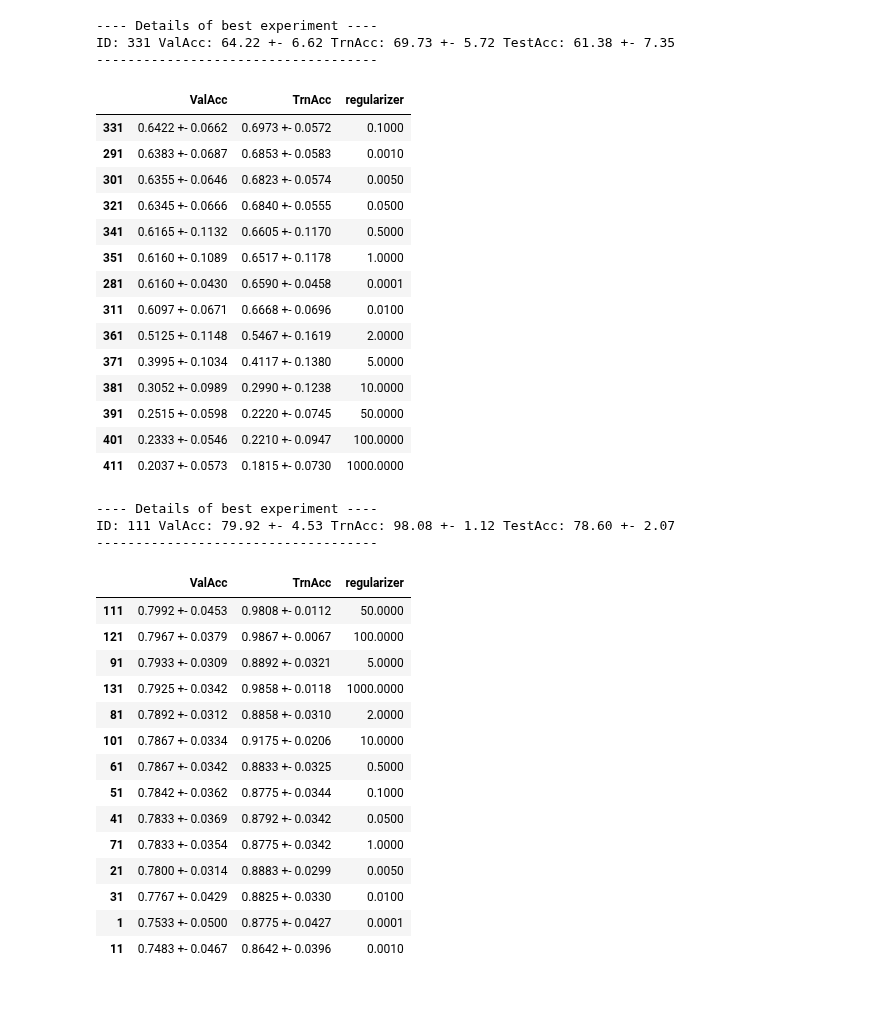
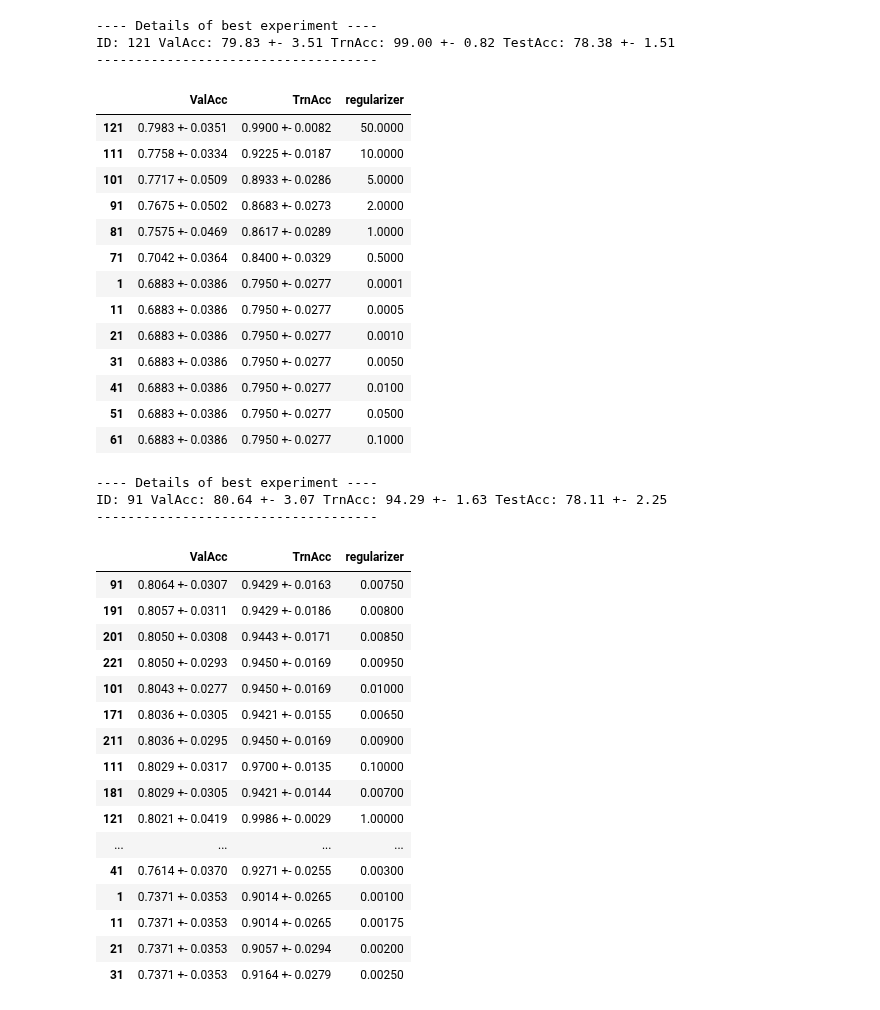
Before and after one commit to saper0/qpcert, a Jupyter notebook: notebooks/hyperparams/hyperparam_search.ipynb, the cells around one changed output. Cells and saved outputs as stored; diff of their text form; code cells hidden in the pictures.

```diff
--- a/notebooks/hyperparams/hyperparam_search.ipynb
+++ b/notebooks/hyperparams/hyperparam_search.ipynb
@@ -7,61 +7,62 @@
 import utils
 # %%
 start_id = 1
-end_id = 560
+end_id = 130
 n_seeds = 10
 hyperparams = ["regularizer"]
 pred_method = "svm"
-dataset = "wikics"
-collection= "ntk_gcn_hyperparam_pubmed_wikics" #todo: rename colelction to trn_ntk_gcn
+dataset = "pubmed"
+collection= "l_pubmed_hyper_ntk_gcn" #todo: rename colelction to trn_ntk_gcn
 utils.get_best_hyperparams(start_id, end_id, n_seeds, hyperparams,
                            pred_method, dataset, collection, use_seeds=10)
 # %% [output]
 ---- Details of best experiment ----
-ID: 331 ValAcc: 64.22 +- 6.62 TrnAcc: 69.73 +- 5.72 TestAcc: 61.38 +- 7.35
+ID: 121 ValAcc: 79.83 +- 3.51 TrnAcc: 99.00 +- 0.82 TestAcc: 78.38 +- 1.51
 ------------------------------------
 |  | ValAcc | TrnAcc | regularizer |
-| 331 | 0.6422 +- 0.0662 | 0.6973 +- 0.0572 | 0.1000 |
-| 291 | 0.6383 +- 0.0687 | 0.6853 +- 0.0583 | 0.0010 |
-| 301 | 0.6355 +- 0.0646 | 0.6823 +- 0.0574 | 0.0050 |
-| 321 | 0.6345 +- 0.0666 | 0.6840 +- 0.0555 | 0.0500 |
-| 341 | 0.6165 +- 0.1132 | 0.6605 +- 0.1170 | 0.5000 |
-| 351 | 0.6160 +- 0.1089 | 0.6517 +- 0.1178 | 1.0000 |
-| 281 | 0.6160 +- 0.0430 | 0.6590 +- 0.0458 | 0.0001 |
-| 311 | 0.6097 +- 0.0671 | 0.6668 +- 0.0696 | 0.0100 |
-| 361 | 0.5125 +- 0.1148 | 0.5467 +- 0.1619 | 2.0000 |
-| 371 | 0.3995 +- 0.1034 | 0.4117 +- 0.1380 | 5.0000 |
-| 381 | 0.3052 +- 0.0989 | 0.2990 +- 0.1238 | 10.0000 |
-| 391 | 0.2515 +- 0.0598 | 0.2220 +- 0.0745 | 50.0000 |
-| 401 | 0.2333 +- 0.0546 | 0.2210 +- 0.0947 | 100.0000 |
-| 411 | 0.2037 +- 0.0573 | 0.1815 +- 0.0730 | 1000.0000 |
+| 121 | 0.7983 +- 0.0351 | 0.9900 +- 0.0082 | 50.0000 |
+| 111 | 0.7758 +- 0.0334 | 0.9225 +- 0.0187 | 10.0000 |
+| 101 | 0.7717 +- 0.0509 | 0.8933 +- 0.0286 | 5.0000 |
+| 91 | 0.7675 +- 0.0502 | 0.8683 +- 0.0273 | 2.0000 |
+| 81 | 0.7575 +- 0.0469 | 0.8617 +- 0.0289 | 1.0000 |
+| 71 | 0.7042 +- 0.0364 | 0.8400 +- 0.0329 | 0.5000 |
+| 1 | 0.6883 +- 0.0386 | 0.7950 +- 0.0277 | 0.0001 |
+| 11 | 0.6883 +- 0.0386 | 0.7950 +- 0.0277 | 0.0005 |
+| 21 | 0.6883 +- 0.0386 | 0.7950 +- 0.0277 | 0.0010 |
+| 31 | 0.6883 +- 0.0386 | 0.7950 +- 0.0277 | 0.0050 |
+| 41 | 0.6883 +- 0.0386 | 0.7950 +- 0.0277 | 0.0100 |
+| 51 | 0.6883 +- 0.0386 | 0.7950 +- 0.0277 | 0.0500 |
+| 61 | 0.6883 +- 0.0386 | 0.7950 +- 0.0277 | 0.1000 |
 # %%
 start_id = 1
-end_id = 560
+end_id = 230
 n_seeds = 10
 hyperparams = ["regularizer"]
 pred_method = "svm"
-dataset = "pubmed"
-collection= "ntk_gcn_hyperparam_pubmed_wikics" #todo: rename colelction to trn_ntk_gcn
+dataset = "cora"
+collection= "l_cora_n_labeled10_hyper_ntk_gcn" #todo: rename colelction to trn_ntk_gcn
 utils.get_best_hyperparams(start_id, end_id, n_seeds, hyperparams,
                            pred_method, dataset, collection, use_seeds=10)
 # %% [output]
 ---- Details of best experiment ----
-ID: 111 ValAcc: 79.92 +- 4.53 TrnAcc: 98.08 +- 1.12 TestAcc: 78.60 +- 2.07
+ID: 91 ValAcc: 80.64 +- 3.07 TrnAcc: 94.29 +- 1.63 TestAcc: 78.11 +- 2.25
 ------------------------------------
 |  | ValAcc | TrnAcc | regularizer |
-| 111 | 0.7992 +- 0.0453 | 0.9808 +- 0.0112 | 50.0000 |
-| 121 | 0.7967 +- 0.0379 | 0.9867 +- 0.0067 | 100.0000 |
-| 91 | 0.7933 +- 0.0309 | 0.8892 +- 0.0321 | 5.0000 |
-| 131 | 0.7925 +- 0.0342 | 0.9858 +- 0.0118 | 1000.0000 |
-| 81 | 0.7892 +- 0.0312 | 0.8858 +- 0.0310 | 2.0000 |
-| 101 | 0.7867 +- 0.0334 | 0.9175 +- 0.0206 | 10.0000 |
-| 61 | 0.7867 +- 0.0342 | 0.8833 +- 0.0325 | 0.5000 |
-| 51 | 0.7842 +- 0.0362 | 0.8775 +- 0.0344 | 0.1000 |
-| 41 | 0.7833 +- 0.0369 | 0.8792 +- 0.0342 | 0.0500 |
-| 71 | 0.7833 +- 0.0354 | 0.8775 +- 0.0342 | 1.0000 |
-| 21 | 0.7800 +- 0.0314 | 0.8883 +- 0.0299 | 0.0050 |
-| 31 | 0.7767 +- 0.0429 | 0.8825 +- 0.0330 | 0.0100 |
-| 1 | 0.7533 +- 0.0500 | 0.8775 +- 0.0427 | 0.0001 |
-| 11 | 0.7483 +- 0.0467 | 0.8642 +- 0.0396 | 0.0010 |
+| 91 | 0.8064 +- 0.0307 | 0.9429 +- 0.0163 | 0.00750 |
+| 191 | 0.8057 +- 0.0311 | 0.9429 +- 0.0186 | 0.00800 |
+| 201 | 0.8050 +- 0.0308 | 0.9443 +- 0.0171 | 0.00850 |
+| 221 | 0.8050 +- 0.0293 | 0.9450 +- 0.0169 | 0.00950 |
+| 101 | 0.8043 +- 0.0277 | 0.9450 +- 0.0169 | 0.01000 |
+| 171 | 0.8036 +- 0.0305 | 0.9421 +- 0.0155 | 0.00650 |
+| 211 | 0.8036 +- 0.0295 | 0.9450 +- 0.0169 | 0.00900 |
+| 111 | 0.8029 +- 0.0317 | 0.9700 +- 0.0135 | 0.10000 |
+| 181 | 0.8029 +- 0.0305 | 0.9421 +- 0.0144 | 0.00700 |
+| 121 | 0.8021 +- 0.0419 | 0.9986 +- 0.0029 | 1.00000 |
+| ... | ... | ... | ... |
+| 41 | 0.7614 +- 0.0370 | 0.9271 +- 0.0255 | 0.00300 |
+| 1 | 0.7371 +- 0.0353 | 0.9014 +- 0.0265 | 0.00100 |
+| 11 | 0.7371 +- 0.0353 | 0.9014 +- 0.0265 | 0.00175 |
+| 21 | 0.7371 +- 0.0353 | 0.9057 +- 0.0294 | 0.00200 |
+| 31 | 0.7371 +- 0.0353 | 0.9164 +- 0.0279 | 0.00250 |
 # %%
 start_id = 1
```
Also changed, not shown: parts of 9 cells of this notebook, 8 other files.
